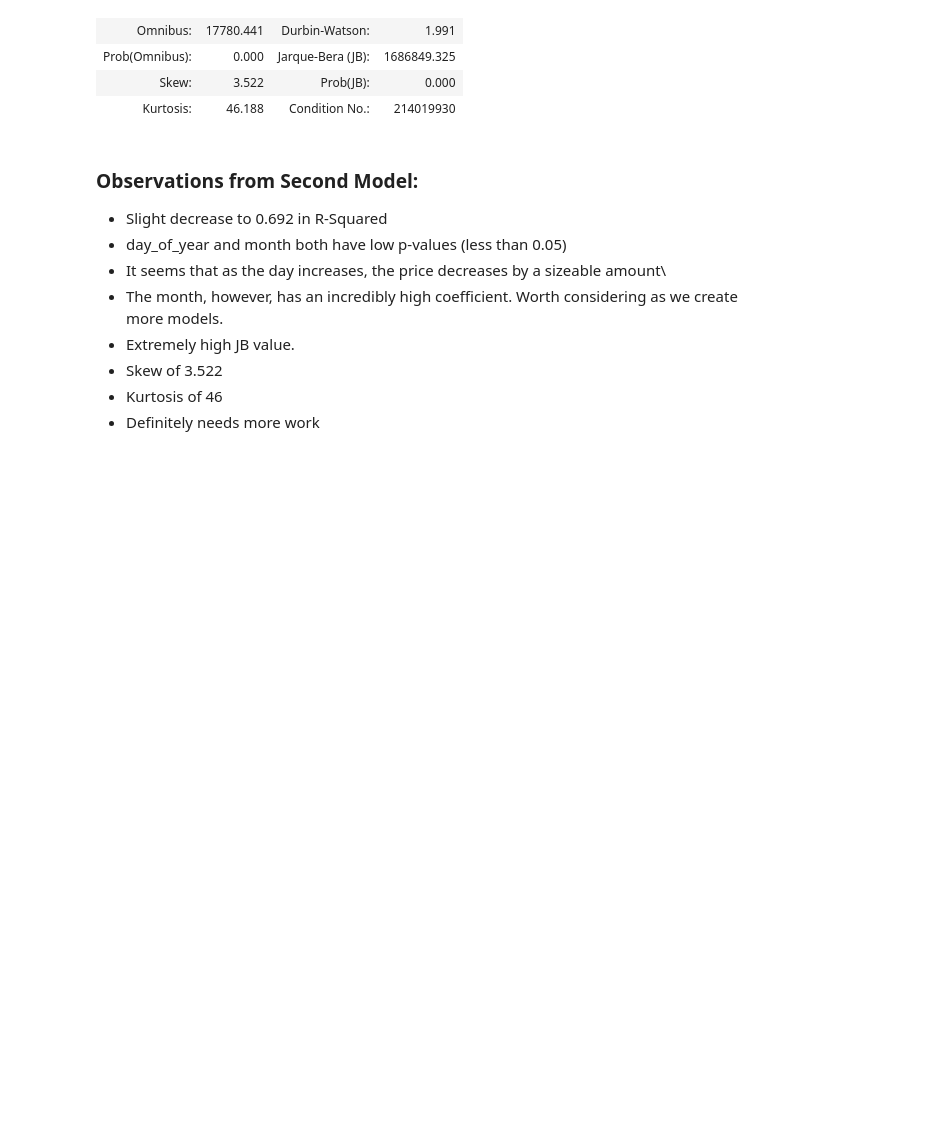
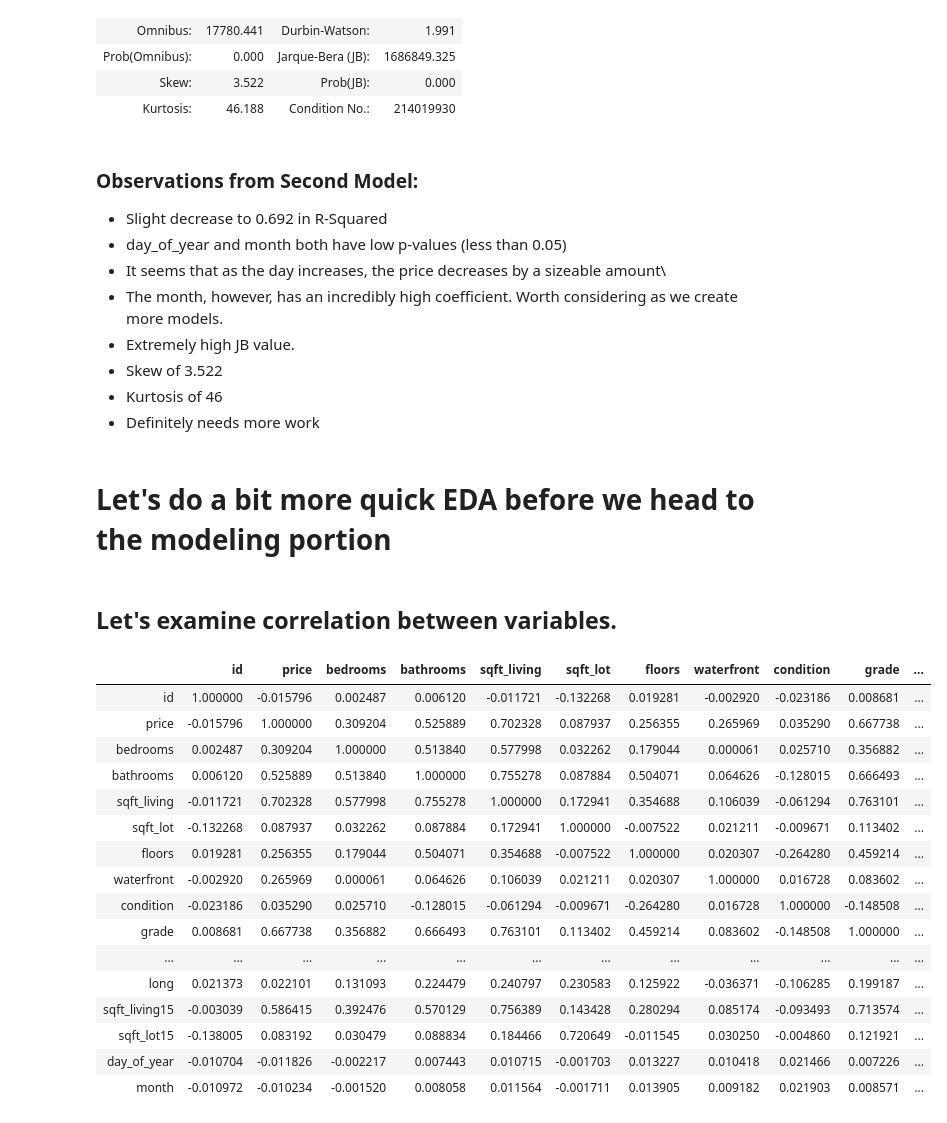
Before and after one commit to Kaleguts/real-estate-analysis, a Jupyter notebook: Real Estate Analysis Data Cleaning and The Baseline Model.ipynb, the cells around one changed output. Cells and saved outputs as stored; diff of their text form; code cells hidden in the pictures; blank space fills up the shorter version.

Commit message:
Finished Modeling and Extra EDA

```diff
--- a/Real Estate Analysis Data Cleaning and The Baseline Model.ipynb
+++ b/Real Estate Analysis Data Cleaning and The Baseline Model.ipynb
@@ -639,3 +644,28 @@ model.summary2()
 # Save df to csv for Models Notebook (will also include some feat. engineering as we go)
 
 df.to_csv('clean_df.csv', index=False)
+# %% [markdown]
+# Let's do a bit more quick EDA before we head to the modeling portion
+# %% [markdown]
+## Let's examine correlation between variables.
+# %%
+pd.set_option('display.max_columns', 500)
+df.corr()
+# %% [output]
+|  | id | price | bedrooms | bathrooms | sqft_living | sqft_lot | floors | waterfront | condition | grade | ... |
+| id | 1.000000 | -0.015796 | 0.002487 | 0.006120 | -0.011721 | -0.132268 | 0.019281 | -0.002920 | -0.023186 | 0.008681 | ... |
+| price | -0.015796 | 1.000000 | 0.309204 | 0.525889 | 0.702328 | 0.087937 | 0.256355 | 0.265969 | 0.035290 | 0.667738 | ... |
+| bedrooms | 0.002487 | 0.309204 | 1.000000 | 0.513840 | 0.577998 | 0.032262 | 0.179044 | 0.000061 | 0.025710 | 0.356882 | ... |
+| bathrooms | 0.006120 | 0.525889 | 0.513840 | 1.000000 | 0.755278 | 0.087884 | 0.504071 | 0.064626 | -0.128015 | 0.666493 | ... |
+| sqft_living | -0.011721 | 0.702328 | 0.577998 | 0.755278 | 1.000000 | 0.172941 | 0.354688 | 0.106039 | -0.061294 | 0.763101 | ... |
+| sqft_lot | -0.132268 | 0.087937 | 0.032262 | 0.087884 | 0.172941 | 1.000000 | -0.007522 | 0.021211 | -0.009671 | 0.113402 | ... |
+| floors | 0.019281 | 0.256355 | 0.179044 | 0.504071 | 0.354688 | -0.007522 | 1.000000 | 0.020307 | -0.264280 | 0.459214 | ... |
+| waterfront | -0.002920 | 0.265969 | 0.000061 | 0.064626 | 0.106039 | 0.021211 | 0.020307 | 1.000000 | 0.016728 | 0.083602 | ... |
+| condition | -0.023186 | 0.035290 | 0.025710 | -0.128015 | -0.061294 | -0.009671 | -0.264280 | 0.016728 | 1.000000 | -0.148508 | ... |
+| grade | 0.008681 | 0.667738 | 0.356882 | 0.666493 | 0.763101 | 0.113402 | 0.459214 | 0.083602 | -0.148508 | 1.000000 | ... |
+| ... | ... | ... | ... | ... | ... | ... | ... | ... | ... | ... | ... |
+| long | 0.021373 | 0.022101 | 0.131093 | 0.224479 | 0.240797 | 0.230583 | 0.125922 | -0.036371 | -0.106285 | 0.199187 | ... |
+| sqft_living15 | -0.003039 | 0.586415 | 0.392476 | 0.570129 | 0.756389 | 0.143428 | 0.280294 | 0.085174 | -0.093493 | 0.713574 | ... |
+| sqft_lot15 | -0.138005 | 0.083192 | 0.030479 | 0.088834 | 0.184466 | 0.720649 | -0.011545 | 0.030250 | -0.004860 | 0.121921 | ... |
+| day_of_year | -0.010704 | -0.011826 | -0.002217 | 0.007443 | 0.010715 | -0.001703 | 0.013227 | 0.010418 | 0.021466 | 0.007226 | ... |
+| month | -0.010972 | -0.010234 | -0.001520 | 0.008058 | 0.011564 | -0.001711 | 0.013905 | 0.009182 | 0.021903 | 0.008571 | ... |
```
Also changed, not shown: parts of 11 cells of this notebook, 4 other files.
